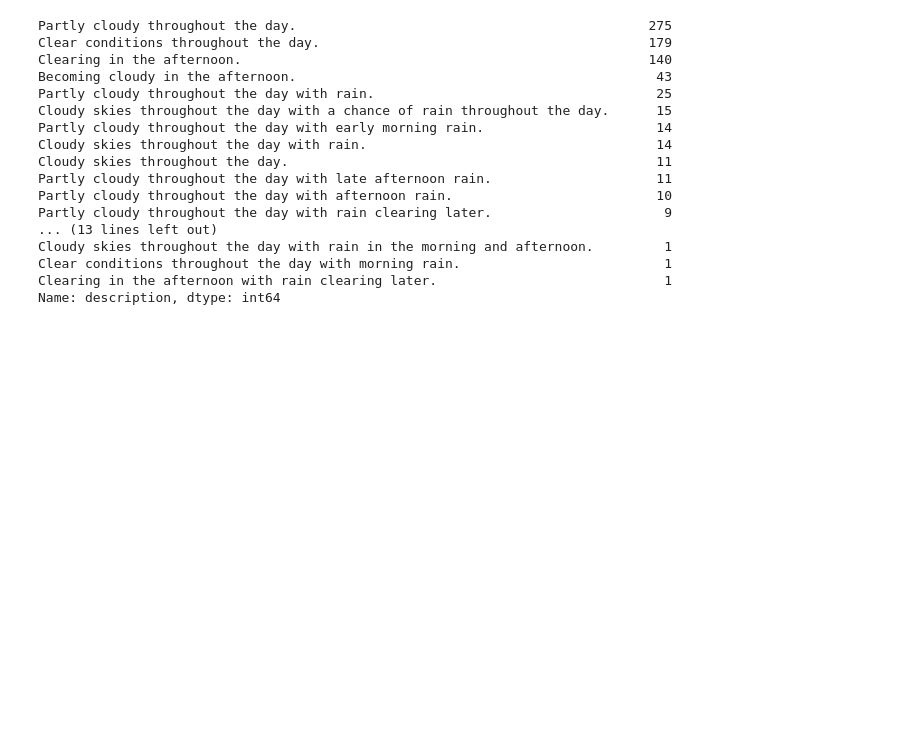
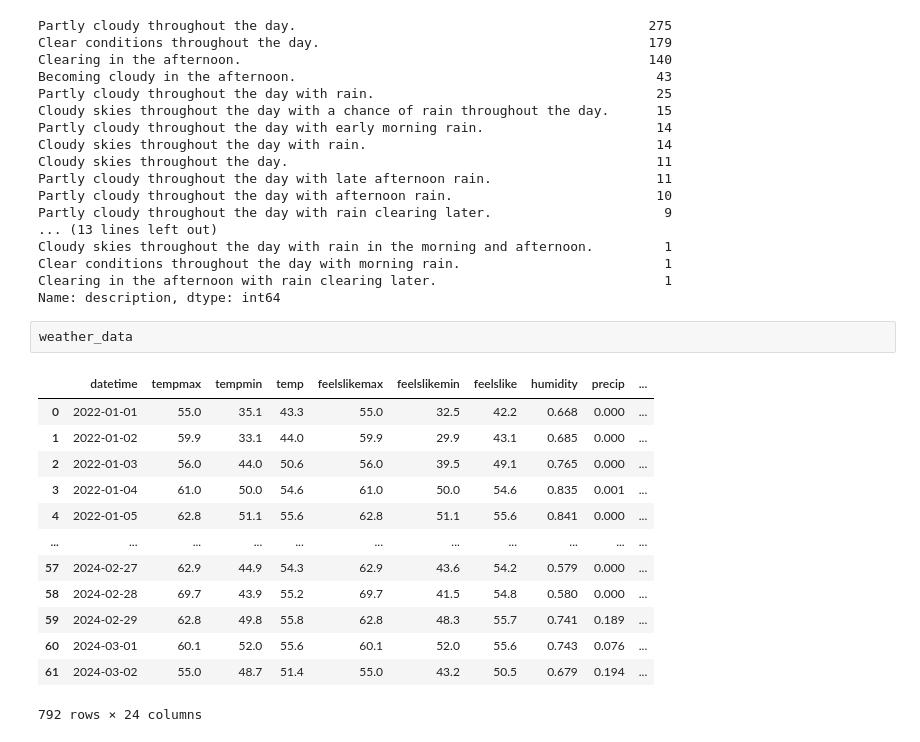
Before and after one commit to kanggunh/Weather-Conditions-And-Police-Calls-In-San-Jose, a Jupyter notebook: Weather Data Pre-processing.ipynb, the cells around one changed output. Cells and saved outputs as stored; diff of their text form; blank space fills up the shorter version.

```diff
--- a/Weather Data Pre-processing.ipynb
+++ b/Weather Data Pre-processing.ipynb
@@ -221,3 +221,19 @@ Cloudy skies throughout the day with rain in the morning and afternoon.
 Clear conditions throughout the day with morning rain.                          1
 Clearing in the afternoon with rain clearing later.                             1
 Name: description, dtype: int64
+# %%
+weather_data
+# %% [output]
+|  | datetime | tempmax | tempmin | temp | feelslikemax | feelslikemin | feelslike | humidity | precip | ... |
+| 0 | 2022-01-01 | 55.0 | 35.1 | 43.3 | 55.0 | 32.5 | 42.2 | 0.668 | 0.000 | ... |
+| 1 | 2022-01-02 | 59.9 | 33.1 | 44.0 | 59.9 | 29.9 | 43.1 | 0.685 | 0.000 | ... |
+| 2 | 2022-01-03 | 56.0 | 44.0 | 50.6 | 56.0 | 39.5 | 49.1 | 0.765 | 0.000 | ... |
+| 3 | 2022-01-04 | 61.0 | 50.0 | 54.6 | 61.0 | 50.0 | 54.6 | 0.835 | 0.001 | ... |
+| 4 | 2022-01-05 | 62.8 | 51.1 | 55.6 | 62.8 | 51.1 | 55.6 | 0.841 | 0.000 | ... |
+| ... | ... | ... | ... | ... | ... | ... | ... | ... | ... | ... |
+| 57 | 2024-02-27 | 62.9 | 44.9 | 54.3 | 62.9 | 43.6 | 54.2 | 0.579 | 0.000 | ... |
+| 58 | 2024-02-28 | 69.7 | 43.9 | 55.2 | 69.7 | 41.5 | 54.8 | 0.580 | 0.000 | ... |
+| 59 | 2024-02-29 | 62.8 | 49.8 | 55.8 | 62.8 | 48.3 | 55.7 | 0.741 | 0.189 | ... |
+| 60 | 2024-03-01 | 60.1 | 52.0 | 55.6 | 60.1 | 52.0 | 55.6 | 0.743 | 0.076 | ... |
+| 61 | 2024-03-02 | 55.0 | 48.7 | 51.4 | 55.0 | 43.2 | 50.5 | 0.679 | 0.194 | ... |
+792 rows × 24 columns
```
Also changed, not shown: 2 other files.
